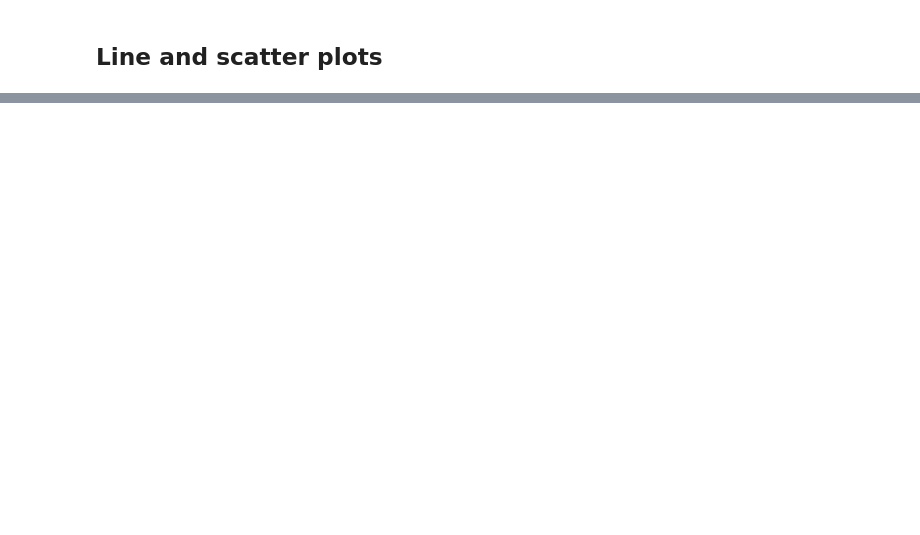
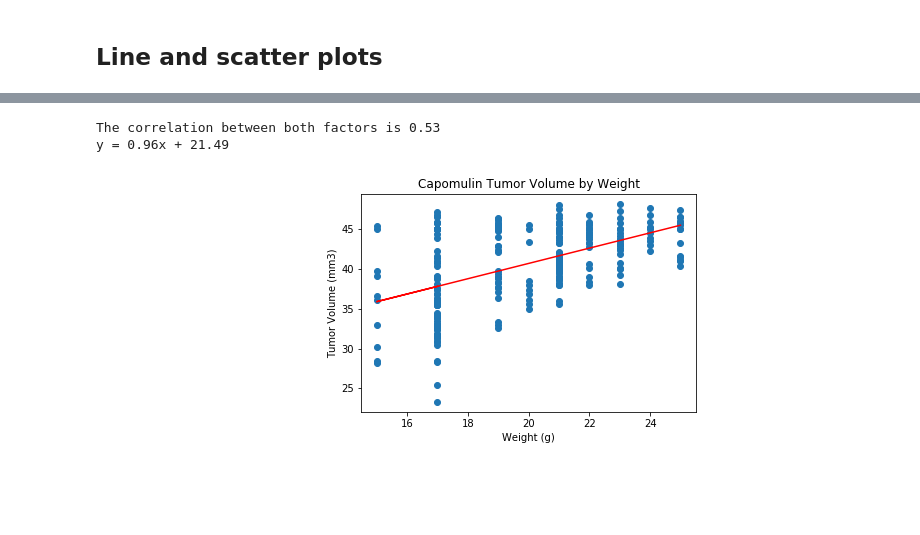
Before and after one commit to nvanlangen/matplotlib-challenge, a Jupyter notebook: Pymaceuticals/pymaceuticals_NVL.ipynb, the cells around one changed output, grey strips where cells are left out. Drawn from its saved outputs; the diff is of its cells as text; code cells hidden in the pictures; blank space fills up the shorter version.

```diff
--- a/Pymaceuticals/pymaceuticals_NVL.ipynb
+++ b/Pymaceuticals/pymaceuticals_NVL.ipynb
@@ -160,0 +272,25 @@ plt.show()
+# %%
+# Calculate the correlation coefficient and linear regression model for mouse weight and average tumor volume for the Capomulin regimen
+
+weight = capomulin_df.loc[:,"Weight (g)"]
+tumor_volume = capomulin_df.loc[:,"Tumor Volume (mm3)"]
+correlation = st.pearsonr(weight,tumor_volume)
+print(f"The correlation between both factors is {round(correlation[0],2)}")
+
+(slope, intercept, rvalue, pvalue, stderr) = st.linregress(weight, tumor_volume)
+regress_values = weight * slope + intercept
+line_eq = "y = " + str(round(slope,2)) + "x + " + str(round(intercept,2))
+print(line_eq)
+
+plt.scatter(capomulin_df["Weight (g)"],capomulin_df["Tumor Volume (mm3)"])
+plt.xlabel("Weight (g)")
+plt.ylabel("Tumor Volume (mm3)")
+plt.title("Capomulin Tumor Volume by Weight")
+
+plt.plot(weight,regress_values,"r-")
+plt.annotate(line_eq,(6,10),fontsize=15,color="red")
+plt.show()
+# %% [output]
+The correlation between both factors is 0.53
+y = 0.96x + 21.49
+[figure, added]
```
Also changed, not shown: parts of 10 cells of this notebook.
